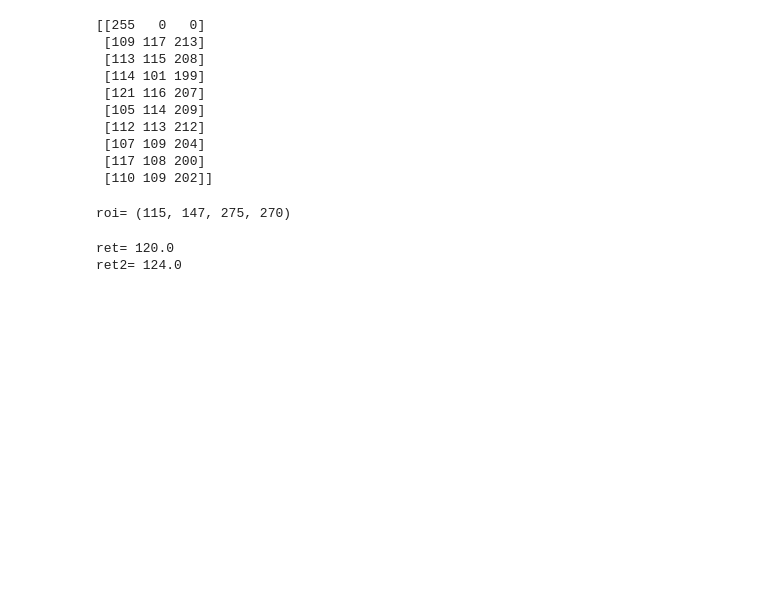
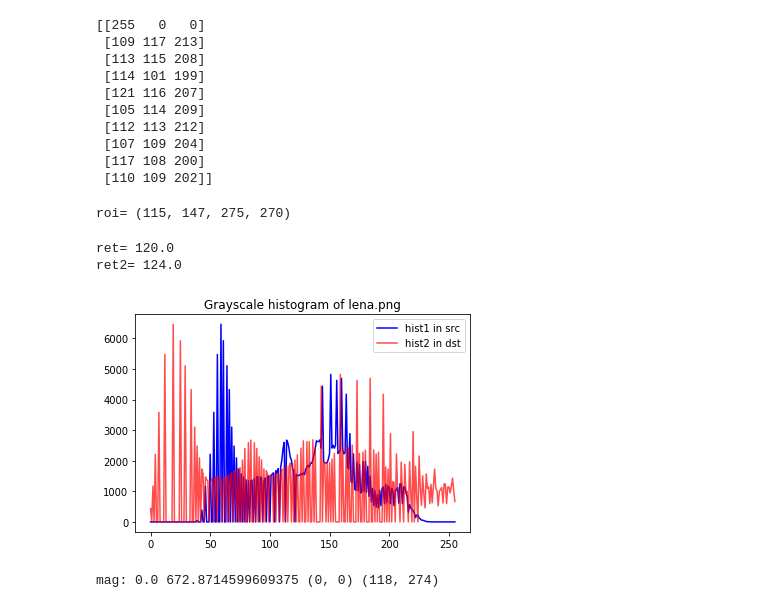
Before and after one commit to SeonminKim1/python-opencv, a Jupyter notebook: OpenCV_Practice.ipynb, the cells around one changed output. Drawn from its saved outputs; the diff is of its cells as text; code cells hidden in the pictures; blank space fills up the shorter version.

```diff
--- a/OpenCV_Practice.ipynb
+++ b/OpenCV_Practice.ipynb
@@ -192,3 +192,28 @@ cv2.imshow('dst3',dst3)
 
 cv2.waitKey()
 cv2.destroyAllWindows()
+# %%
+# 11. 그레이스케일 영상의 히스토그램 평활화
+import cv2
+import numpy as np
+from matplotlib import pyplot as plt
+
+src = cv2.imread('./images/lena.png', cv2.IMREAD_GRAYSCALE)
+dst = cv2.equalizeHist(src)
+cv2.imshow('dst',dst)
+
+
+plt.title('Grayscale histogram of lena.png')
+
+hist1 = cv2.calcHist(images = [src], channels = [0], mask=None, histSize=[256], ranges=[0,256])
+plt.plot(hist1, color='b', label='hist1 in src')
+
+hist2 = cv2.calcHist(images = [dst], channels=[0], mask = None, histSize = [256], ranges=[0,256])
+plt.plot(hist2, color='r', alpha=0.7, label='hist2 in dst')
+plt.legend(loc='best')
+plt.show()
+
+cv2.waitKey()
+cv2.destroyAllWindows()
+# %% [output]
+[figure, added]
@@ -194,0 +322,45 @@ cv2.destroyAllWindows()
+# %%
+# 16. 미분필터 - Sobel 필터
+# ksize=3 에서의 1차 필터
+#  -1  0  1    -1 -2 -1         1  0  -1
+#  -2  0  2     0  0  0         0  0  0
+#  -1  0  1     1  2  1        -1  0  1
+#  dx=1, dy=0  / dx=0 dy=1  / dx=1, dy=1
+
+# ksize=3에서 2차 미분 필터
+#  1  -2  1    1  2  1      1  -2  1
+#  2  -4  2   -2 -4  -2    -2  4  -2
+#  1  2  1    1   2  1     1  -2  1
+#  dx=2, dy=0  / dx=0 dy=0  / dx=2 dy=2
+
+import cv2
+import numpy as np
+src = cv2.imread('./images/lena.png', cv2.IMREAD_GRAYSCALE)
+
+#1 - Sobel함수 계산
+gx = cv2.Sobel(src, cv2.CV_32F, 1, 0, ksize=3) # x에게로 1차 편미분
+gy = cv2.Sobel(src, cv2.CV_32F, 0, 1, ksize=3) # y에게로 1차 편미분
+
+#2 - 세로잘나오게
+dstX = cv2.sqrt(np.abs(gx))
+dstX = cv2.normalize(dstX, None, 0, 255, cv2.NORM_MINMAX, dtype=cv2.CV_8U)
+
+#3 - 가로 잘나오게
+dstY = cv2.sqrt(np.abs(gy))
+dstY = cv2.normalize(dstY, None, 0, 255, cv2.NORM_MINMAX, dtype = cv2.CV_8U)
+
+#4 - 가로세로 둘다 잘나오게
+mag = cv2.magnitude(gx, gy)
+minVal, maxVal, minLoc, maxLoc = cv2.minMaxLoc(mag)
+print('mag:', minVal, maxVal, minLoc, maxLoc)
+
+dstM = cv2.normalize(mag, None, 0, 255, cv2.NORM_MINMAX, dtype=cv2.CV_8U)
+
+cv2.imshow('src',src)
+cv2.imshow('dstX',dstX) # 세로선 더 잘잡음 (행)
+cv2.imshow('dstY',dstY) # 가로선 더 잘잡음 (열)
+cv2.imshow('dstM',dstM) #
+cv2.waitKey()
+cv2.destroyAllWindows()
+# %% [output]
+mag: 0.0 672.8714599609375 (0, 0) (118, 274)
```
Also changed, not shown: parts of 8 cells of this notebook.
